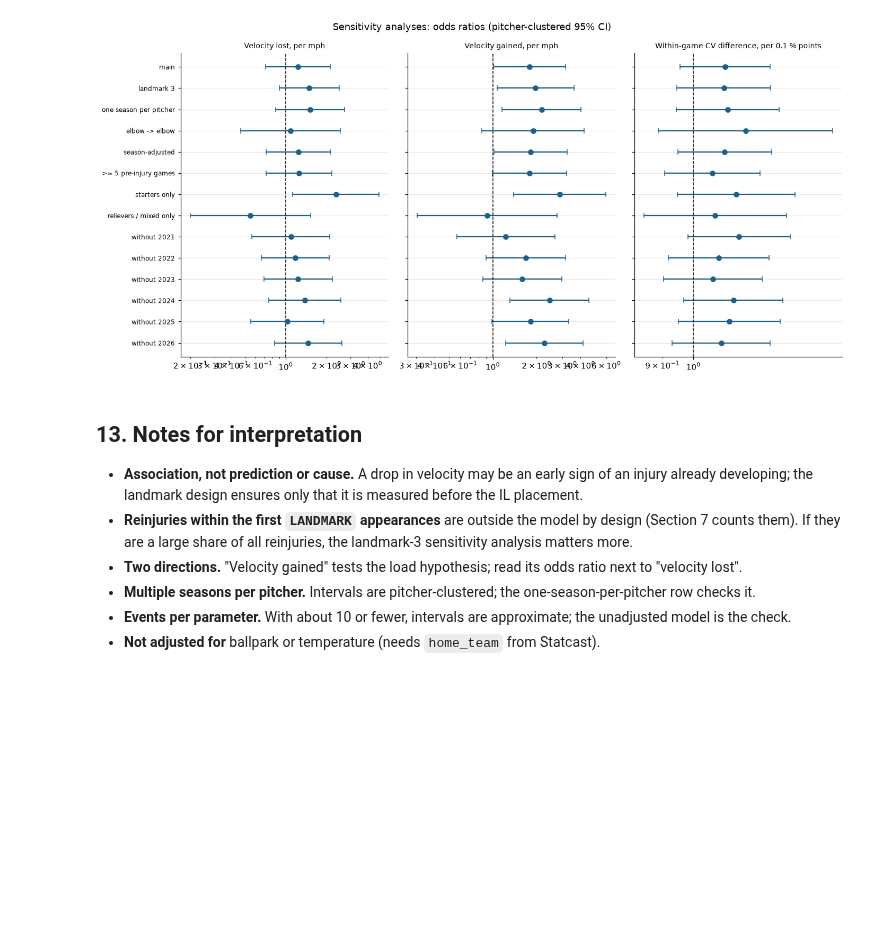
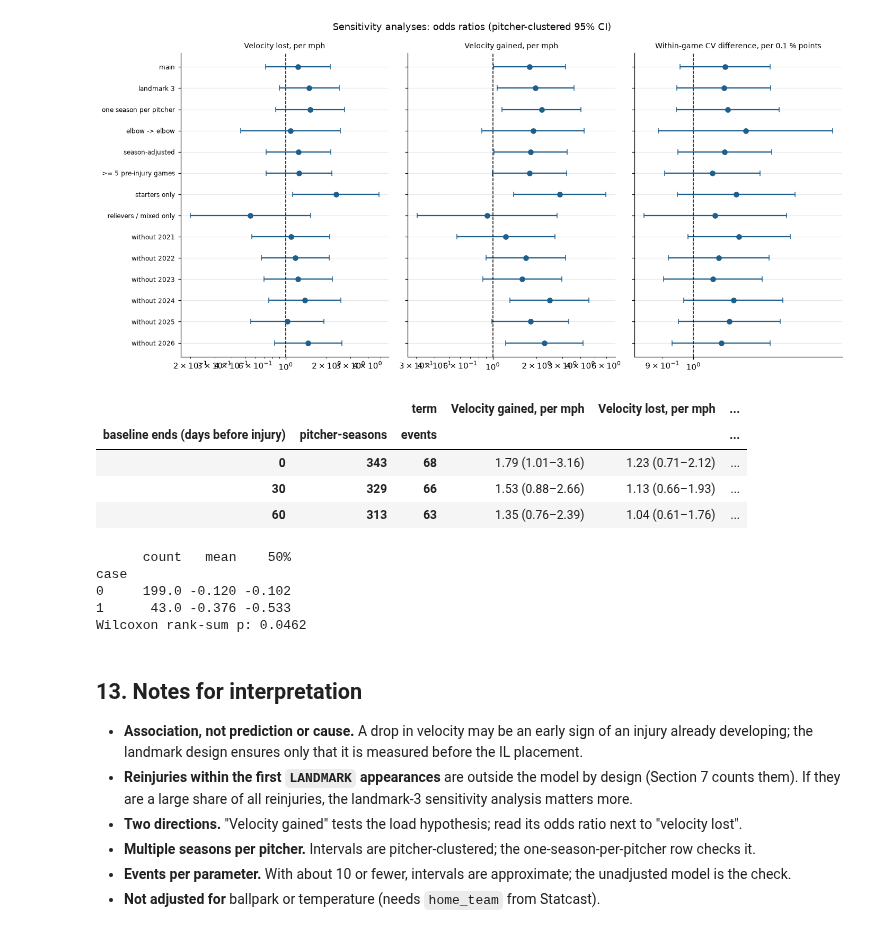
Before and after one commit to abrown9008/Sports-Analytics-and-Intelligence-Lab, a Jupyter notebook: MLB Pitcher Injuries/Arm_Reinjury_Velocity_Logistic_v5.ipynb, the cells around one changed output. Saved outputs shown, nothing was run; the diff lists cells and outputs as text; code cells hidden in the pictures; blank space fills up the shorter version.

Commit message:
Adding velo gained analysis

```diff
--- a/MLB Pitcher Injuries/Arm_Reinjury_Velocity_Logistic_v5.ipynb
+++ b/MLB Pitcher Injuries/Arm_Reinjury_Velocity_Logistic_v5.ipynb
@@ -1139,6 +1139,59 @@ save(fig, "V3_sensitivity")
 | without 2025 | 289 | 54 | 1.03 (0.55–1.91) | 1.81 (0.99–3.32) | 1.13 (0.95–1.35) |
 | without 2026 | 283 | 59 | 1.46 (0.83–2.58) | 2.25 (1.23–4.14) | 1.10 (0.93–1.30) |
 [figure]
+# %%
+# Does the "velocity gained" effect survive a baseline that ends before any pre-injury decline?
+def lagged_pre(df, lag_days):
+    out = df.copy()
+    for i, r in out.iterrows():
+        u = r["uid"]; row = units.loc[u]; d = unit_data[u]
+        g = pitches_by_pitcher[row["mlbam"]]
+        sp = pd.to_numeric(g["release_speed"], errors="coerce")
+        cut = row["onset"] - pd.Timedelta(days=lag_days)
+        m = (g["pitch_type"] == d["primary"]) & sp.notna() & (g["game_date"] >= row["window_start"]) & (g["game_date"] < cut)
+        b = d["baseline"].loc[d["baseline"]["game_date"] < cut]
+        out.at[i, "pre_velo"], out.at[i, "pre_cv"], out.at[i, "n_pre_games"] = sp[m].mean(), b["cv"].mean(), len(b)
+    out["d_velo"] = out["post_velo"] - out["pre_velo"]
+    out["mph_lost"], out["mph_gained"] = np.clip(-out["d_velo"], 0, None), np.clip(out["d_velo"], 0, None)
+    out["d_cv"] = out["post_cv"] - out["pre_cv"]; out["d_cv_scaled"] = out["d_cv"] / CV_SCALE
+    return out.loc[out["n_pre_games"] >= MIN_BASE_GAMES].dropna(subset=["d_velo", "d_cv"])
+
+lag_rows = []
+for lag in (0, 30, 60):
+    DL = lagged_pre(D, lag)
+    tab, info, *_ = fit_model(DL, PRIMARY_TERMS, f"baseline ends {lag} days before injury")
+    for _, r in tab.loc[tab["term"].isin(key_terms)].iterrows():
+        lag_rows.append({"baseline ends (days before injury)": lag, "pitcher-seasons": info["pitcher-seasons"],
+                         "events": info["events"], "term": r["term"],
+                         "OR (95% CI)": f"{r['OR']:.2f} ({r['OR lower95']:.2f}–{r['OR upper95']:.2f})", "p": round(r["p"], 4)})
+display(pd.DataFrame(lag_rows).pivot_table(index=["baseline ends (days before injury)", "pitcher-seasons", "events"],
+                                           columns="term", values="OR (95% CI)", aggfunc="first"))
+
+# Direct check: did velocity fall in the 30 days before the INITIAL IL, and more so in those later reinjured?
+pre_drop = []
+for _, r in D.iterrows():
+    row = units.loc[r["uid"]]; d = unit_data[r["uid"]]
+    g = pitches_by_pitcher[row["mlbam"]]; sp = pd.to_numeric(g["release_speed"], errors="coerce")
+    prim = (g["pitch_type"] == d["primary"]) & sp.notna()
+    late = prim & (g["game_date"] >= row["onset"] - pd.Timedelta(days=30)) & (g["game_date"] < row["onset"])
+    early = prim & (g["game_date"] >= row["window_start"]) & (g["game_date"] < row["onset"] - pd.Timedelta(days=30))
+    if late.sum() >= 20 and early.sum() >= 20:
+        pre_drop.append({"case": r["case"], "last 30 days minus earlier (mph)": sp[late].mean() - sp[early].mean()})
+pre_drop = pd.DataFrame(pre_drop)
+k = "last 30 days minus earlier (mph)"
+print(pre_drop.groupby("case")[k].describe()[["count", "mean", "50%"]].round(3))
+print("Wilcoxon rank-sum p:", round(ranksum_test(pre_drop.loc[pre_drop.case == 1, k], pre_drop.loc[pre_drop.case == 0, k])[1], 4))
+# %% [output]
+|  |  | term | Velocity gained, per mph | Velocity lost, per mph | ... |
+| baseline ends (days before injury) | pitcher-seasons | events |  |  | ... |
+| 0 | 343 | 68 | 1.79 (1.01–3.16) | 1.23 (0.71–2.12) | ... |
+| 30 | 329 | 66 | 1.53 (0.88–2.66) | 1.13 (0.66–1.93) | ... |
+| 60 | 313 | 63 | 1.35 (0.76–2.39) | 1.04 (0.61–1.76) | ... |
+      count   mean    50%
+case
+0     199.0 -0.120 -0.102
+1      43.0 -0.376 -0.533
+Wilcoxon rank-sum p: 0.0462
 # %% [markdown]
 ## 13. Notes for interpretation
 
```
